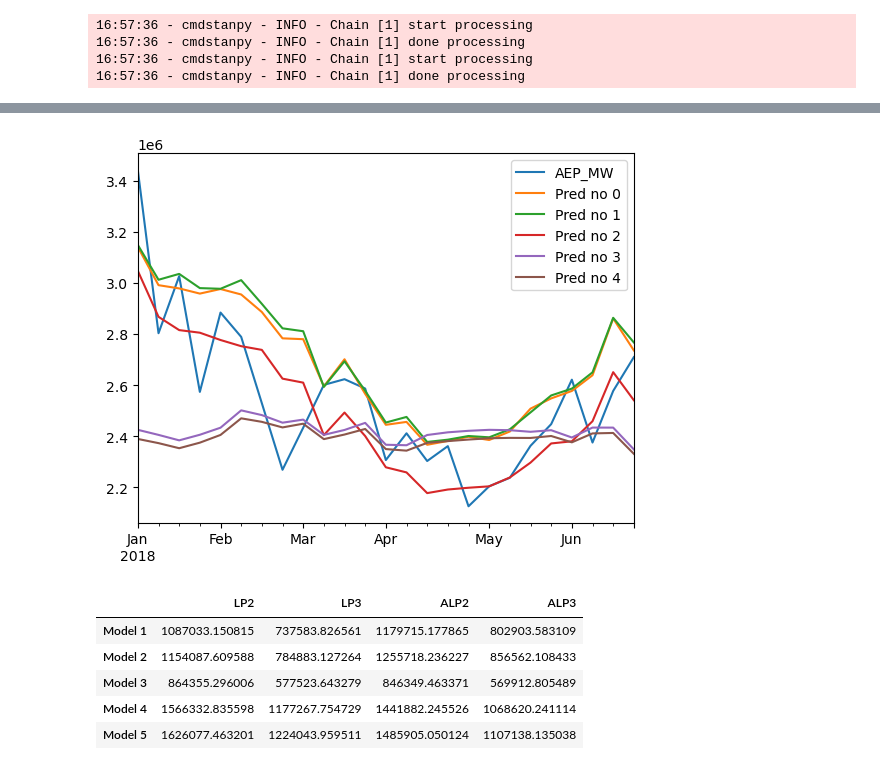
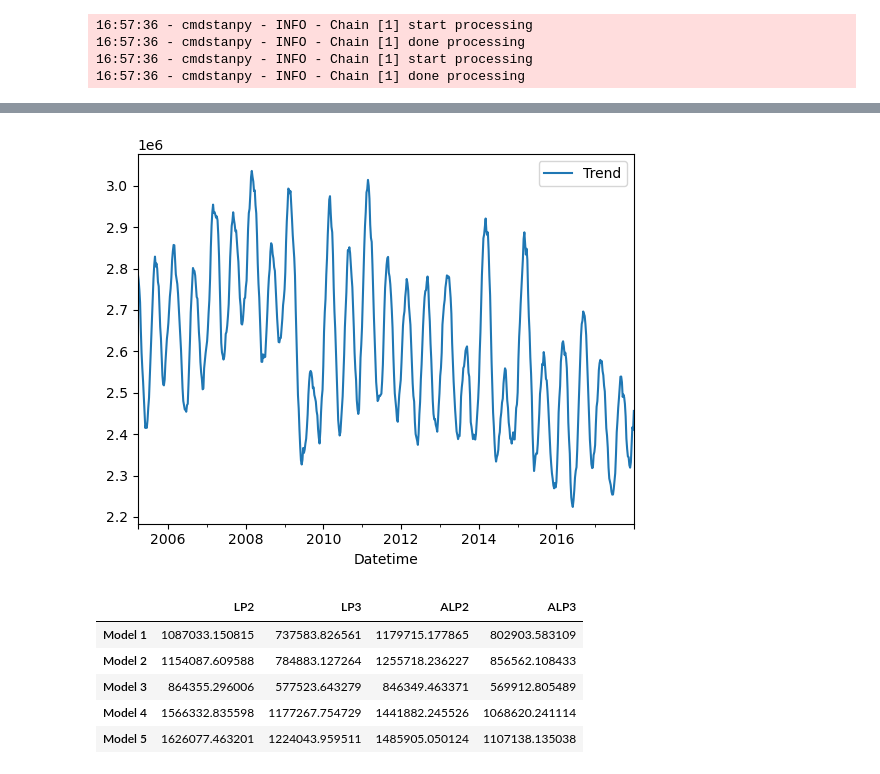
Before and after one commit to bartoszd96/TSProject, a Jupyter notebook: pipeline/TS Project Daily Data.ipynb, the cells around one changed output, grey strips where cells are left out. Saved outputs shown, nothing was run; the diff lists cells and outputs as text; code cells hidden in the pictures.

```diff
--- a/pipeline/TS Project Daily Data.ipynb
+++ b/pipeline/TS Project Daily Data.ipynb
@@ -234,0 +274,23 @@ df_pred['Pred no 4'] = np.exp(df_pred['Pred no 4'])
+# %%
+df_ts['Week no'] = np.nan
+curr_year = df_ts.index[0].year
+i = 1
+for j in df_ts.index:
+    #print(j)
+    next_year = j.year
+    if curr_year < next_year:
+        i = 1
+        df_ts.loc[j, 'Week no'] = i
+        curr_year = next_year
+    else:
+        df_ts.loc[j, 'Week no'] = i
+        i = i + 1
+# %%
+df_ts = df_ts.reset_index().merge(df_ts[['Week no', 'Detrend', 'Detrend ln']].reset_index(drop = True).groupby('Week no').mean().rename({'Detrend':'Seasonality', 'Detrend ln':'Seasonality ln'}, axis = 1), left_on = 'Week no', right_on = 'Week no')
+# %%
+df_ts = df_ts.set_index('Datetime').sort_index()
+# %%
+df_ts[['Trend']].plot()
+plt.show()
+# %% [output]
+[figure, added]
@@ -235,8 +308,6 @@ df_pred['Pred no 4'] = np.exp(df_pred['Pred no 4'])
 # %%
-df_pred.plot()
-plt.show()
+# df_pred.plot()
+# plt.show()
-# %% [output]
-[figure, removed]
 # %%
 for i in range(1,6):
     err = df_pred['AEP_MW'] - df_pred[df_pred.columns[i]]
```
Also changed, not shown: parts of 12 cells of this notebook.
